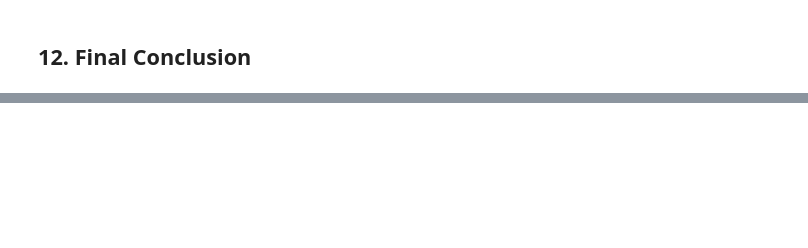
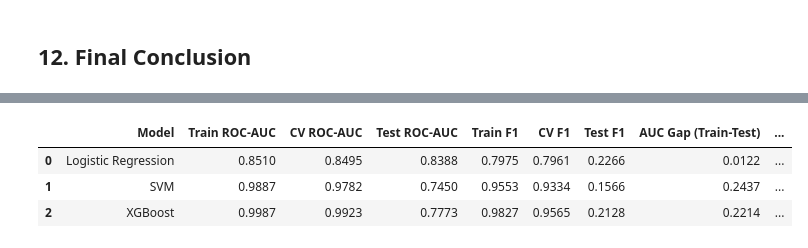
Before and after one commit to BoraMalaj/MachineLearningProject, a Jupyter notebook: notebooks/08_model_evaluation_comparison.ipynb, the cells around one changed output, grey strips where cells are left out. Drawn from its saved outputs; the diff is of its cells as text; code cells hidden in the pictures; blank space fills up the shorter version.

Commit message:
update model comparison

```diff
--- a/notebooks/08_model_evaluation_comparison.ipynb
+++ b/notebooks/08_model_evaluation_comparison.ipynb
@@ -494,0 +511,56 @@ Logistic Regression    0.7329     0.1320    0.80    0.2266   0.8388           13
+# %%
+
+from sklearn.metrics import confusion_matrix
+
+def compute_model_diagnostics(model, X_train_used, y_train_used, X_test, y_test, cv_auc, cv_f1, name):
+    y_train_pred = model.predict(X_train_used)
+    y_test_pred = model.predict(X_test)
+
+    if hasattr(model, "predict_proba"):
+        y_train_proba = model.predict_proba(X_train_used)[:, 1]
+        y_test_proba = model.predict_proba(X_test)[:, 1]
+        train_auc = roc_auc_score(y_train_used, y_train_proba)
+        test_auc = roc_auc_score(y_test, y_test_proba)
+    else:
+        train_auc = np.nan
+        test_auc = np.nan
+
+    train_f1 = f1_score(y_train_used, y_train_pred, zero_division=0)
+    test_f1 = f1_score(y_test, y_test_pred, zero_division=0)
+
+    # Heuristic interpretation
+    auc_gap = train_auc - test_auc if not np.isnan(train_auc) and not np.isnan(test_auc) else np.nan
+    f1_gap = train_f1 - test_f1
+
+    if (not np.isnan(auc_gap) and auc_gap > 0.10) or f1_gap > 0.10:
+        interpretation = "Possible overfitting"
+    elif train_f1 < 0.35 and cv_f1 < 0.35 and test_f1 < 0.35:
+        interpretation = "Possible underfitting / hard minority-class problem"
+    else:
+        interpretation = "Reasonable generalization"
+
+    return {
+        "Model": name,
+        "Train ROC-AUC": train_auc,
+        "CV ROC-AUC": cv_auc,
+        "Test ROC-AUC": test_auc,
+        "Train F1": train_f1,
+        "CV F1": cv_f1,
+        "Test F1": test_f1,
+        "AUC Gap (Train-Test)": auc_gap,
+        "F1 Gap (Train-Test)": f1_gap,
+        "Interpretation": interpretation,
+    }
+
+diagnostics = pd.DataFrame([
+    compute_model_diagnostics(best_lr, X_fit, y_fit, X_test, y_test, lr_cv_auc.mean(), lr_cv_f1.mean(), "Logistic Regression"),
+    compute_model_diagnostics(best_svm, X_fit, y_fit, X_test, y_test, svm_cv_auc.mean(), svm_cv_f1.mean(), "SVM"),
+    compute_model_diagnostics(best_xgb, X_fit, y_fit, X_test, y_test, xgb_cv_auc.mean(), xgb_cv_f1.mean(), "XGBoost"),
+]).round(4)
+
+diagnostics
+# %% [output]
+|  | Model | Train ROC-AUC | CV ROC-AUC | Test ROC-AUC | Train F1 | CV F1 | Test F1 | AUC Gap (Train-Test) | ... |
+| 0 | Logistic Regression | 0.8510 | 0.8495 | 0.8388 | 0.7975 | 0.7961 | 0.2266 | 0.0122 | ... |
+| 1 | SVM | 0.9887 | 0.9782 | 0.7450 | 0.9553 | 0.9334 | 0.1566 | 0.2437 | ... |
+| 2 | XGBoost | 0.9987 | 0.9923 | 0.7773 | 0.9827 | 0.9565 | 0.2128 | 0.2214 | ... |
```
Also changed, not shown: parts of 12 cells of this notebook.
